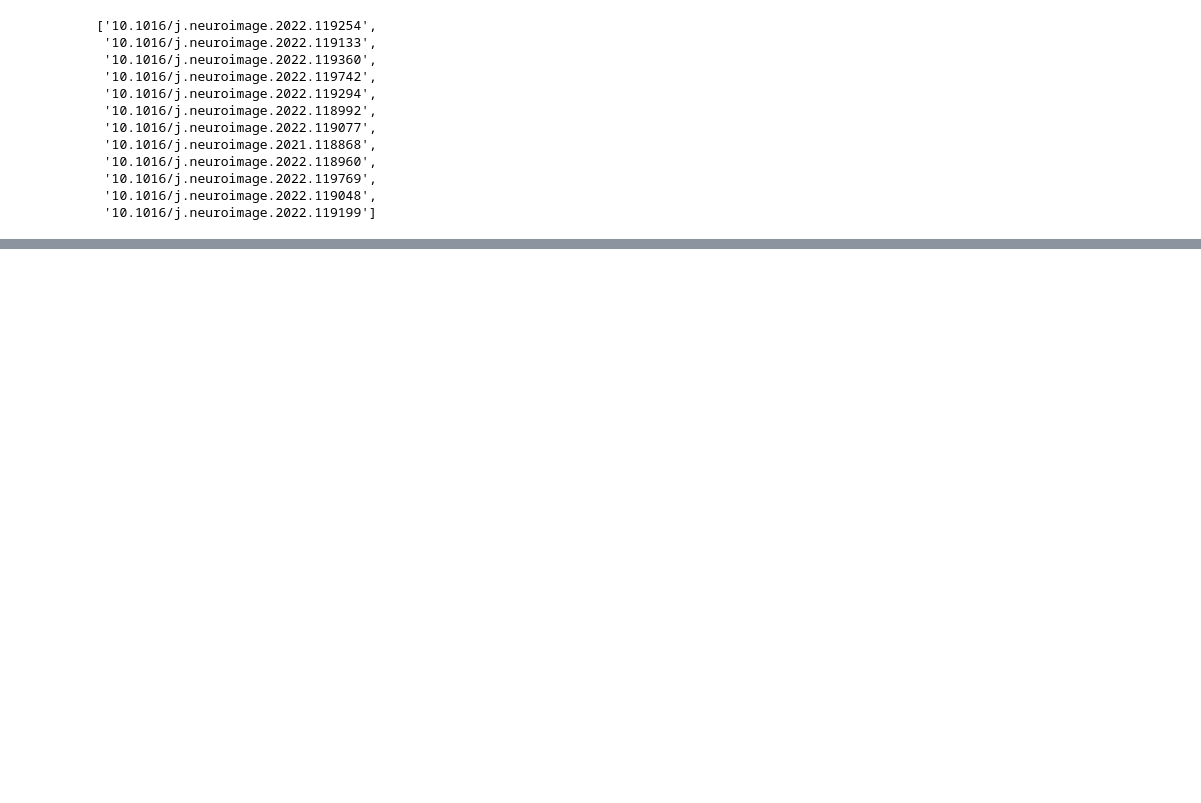
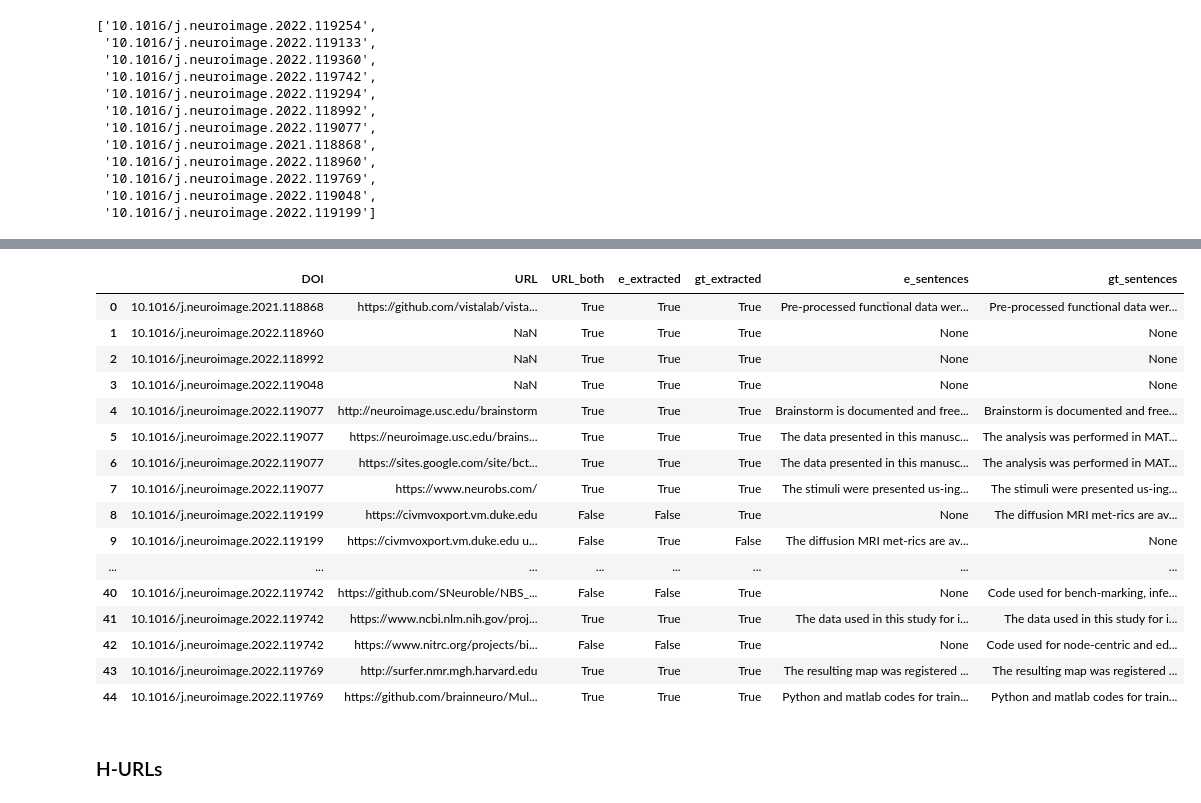
Before and after one commit to phantomloe/Thesis, a Jupyter notebook: Code/URL_extraction_QA.ipynb, the cells around one changed output, grey strips where cells are left out. Cells and saved outputs as stored; diff of their text form; code cells hidden in the pictures; blank space fills up the shorter version.

Commit message:
URL extraction QA completed

```diff
--- a/Code/URL_extraction_QA.ipynb
+++ b/Code/URL_extraction_QA.ipynb
@@ -117,0 +148,25 @@ We will extract the URLs and sentences together from 10.1016/j.neuroimage.2022.1
+# %%
+# Read manual data from the CSV files
+path_manual = os.path.join(os.pardir, 'Data/URL_extraction_QA')
+together = 'together.csv'
+extractor1 = 'extractor1.csv'
+groundtruth = 'groundtruth.csv'
+
+manual_together = pd.read_csv(os.path.join(path_manual, together))
+manual_e1 = pd.read_csv(os.path.join(path_manual, extractor1))
+manual_gt = pd.read_csv(os.path.join(path_manual, groundtruth))
+
+# Read automatic data
+path_automatic = os.path.join(os.pardir, 'Data/articles_filtered_urls.csv')
+automatic_urls = pd.read_csv(path_automatic)
+automatic_df = automatic_urls[automatic_urls['DOI'].isin(random_dois)]
+
+# Sort the dataframes
+manual_together = manual_together.sort_values(by=['DOI', 'URL'])
+manual_together.reset_index(drop=True, inplace=True)
+manual_e1 = manual_e1.sort_values(by=['DOI', 'URL'])
+manual_e1.reset_index(drop=True, inplace=True)
+manual_gt = manual_gt.sort_values(by=['DOI', 'URL'])
+manual_gt.reset_index(drop=True, inplace=True)
+automatic_df = automatic_df.sort_values(by=['DOI', 'URL'])
+automatic_df.reset_index(drop=True, inplace=True)
@@ -117,0 +186,10 @@ We will extract the URLs and sentences together from 10.1016/j.neuroimage.2022.1
+# %%
+# Apply the cleaning functions to the DataFrame
+manual_together['URL'] = manual_together['URL'].apply(clean_URLs)
+manual_together['Sentence(s)'] = manual_together['Sentence(s)'].apply(clean_and_flatten)
+
+manual_e1['URL'] = manual_e1['URL'].apply(clean_URLs)
+manual_e1['Sentence(s)'] = manual_e1['Sentence(s)'].apply(clean_and_flatten)
+
+manual_gt['URL'] = manual_gt['URL'].apply(clean_URLs)
+manual_gt['Sentence(s)'] = manual_gt['Sentence(s)'].apply(clean_and_flatten)
@@ -117,0 +380,27 @@ We will extract the URLs and sentences together from 10.1016/j.neuroimage.2022.1
+# %%
+results_h = compare_extractions(manual_e1, manual_gt)
+results_h = results_h.sort_values(by=['DOI', 'URL'])
+results_h.reset_index(drop=True, inplace=True)
+# %%
+results_h
+# %% [output]
+|  | DOI | URL | URL_both | e_extracted | gt_extracted | e_sentences | gt_sentences |
+| 0 | 10.1016/j.neuroimage.2021.118868 | https://github.com/vistalab/vista... | True | True | True | Pre-processed functional data wer... | Pre-processed functional data wer... |
+| 1 | 10.1016/j.neuroimage.2022.118960 | NaN | True | True | True | None | None |
+| 2 | 10.1016/j.neuroimage.2022.118992 | NaN | True | True | True | None | None |
+| 3 | 10.1016/j.neuroimage.2022.119048 | NaN | True | True | True | None | None |
+| 4 | 10.1016/j.neuroimage.2022.119077 | http://neuroimage.usc.edu/brainstorm | True | True | True | Brainstorm is documented and free... | Brainstorm is documented and free... |
+| 5 | 10.1016/j.neuroimage.2022.119077 | https://neuroimage.usc.edu/brains... | True | True | True | The data presented in this manusc... | The analysis was performed in MAT... |
+| 6 | 10.1016/j.neuroimage.2022.119077 | https://sites.google.com/site/bct... | True | True | True | The data presented in this manusc... | The analysis was performed in MAT... |
+| 7 | 10.1016/j.neuroimage.2022.119077 | https://www.neurobs.com/ | True | True | True | The stimuli were presented us-ing... | The stimuli were presented us-ing... |
+| 8 | 10.1016/j.neuroimage.2022.119199 | https://civmvoxport.vm.duke.edu | False | False | True | None | The diffusion MRI met-rics are av... |
+| 9 | 10.1016/j.neuroimage.2022.119199 | https://civmvoxport.vm.duke.edu u... | False | True | False | The diffusion MRI met-rics are av... | None |
+| ... | ... | ... | ... | ... | ... | ... | ... |
+| 40 | 10.1016/j.neuroimage.2022.119742 | https://github.com/SNeuroble/NBS_... | False | False | True | None | Code used for bench-marking, infe... |
+| 41 | 10.1016/j.neuroimage.2022.119742 | https://www.ncbi.nlm.nih.gov/proj... | True | True | True | The data used in this study for i... | The data used in this study for i... |
+| 42 | 10.1016/j.neuroimage.2022.119742 | https://www.nitrc.org/projects/bi... | False | False | True | None | Code used for node-centric and ed... |
+| 43 | 10.1016/j.neuroimage.2022.119769 | http://surfer.nmr.mgh.harvard.edu | True | True | True | The resulting map was registered ... | The resulting map was registered ... |
+| 44 | 10.1016/j.neuroimage.2022.119769 | https://github.com/brainneuro/Mul... | True | True | True | Python and matlab codes for train... | Python and matlab codes for train... |
+# %% [markdown]
+<a name='hurls'></a>
+### H-URLs
```
Also changed, not shown: parts of 64 cells of this notebook, 5 other files.
